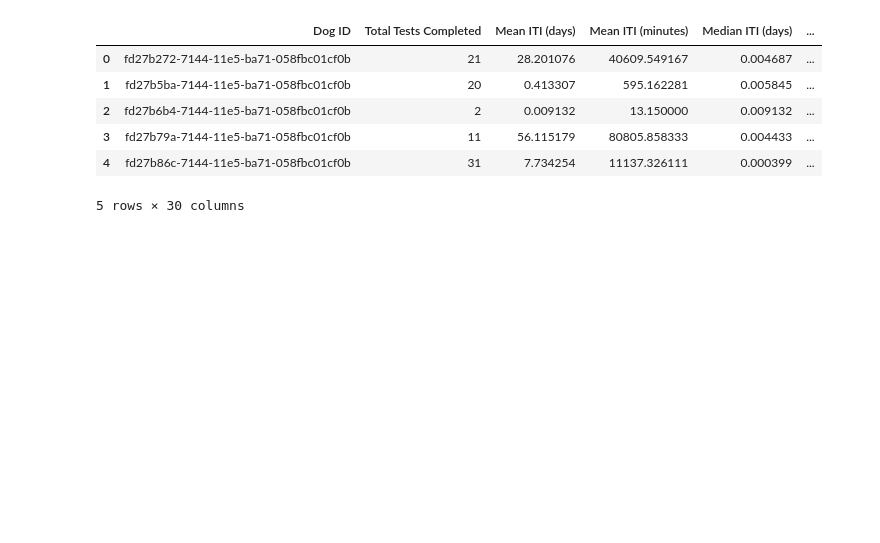
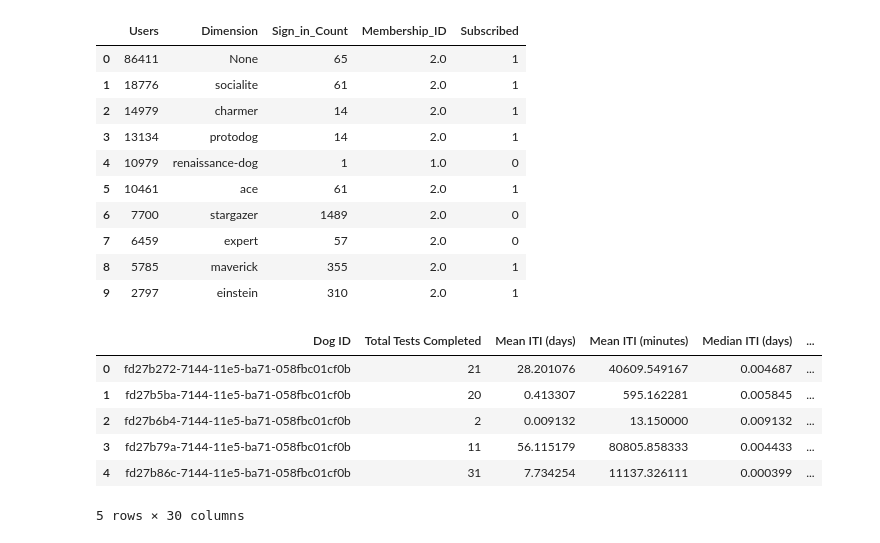
Before and after one commit to knyvzx/DS311-Group-Project-Excel, a Jupyter notebook: WIP_Jacky/jacky-wip-notebook.ipynb, the cells around one changed output. Drawn from its saved outputs; the diff is of its cells as text; code cells hidden in the pictures; blank space fills up the shorter version.

```diff
--- a/WIP_Jacky/jacky-wip-notebook.ipynb
+++ b/WIP_Jacky/jacky-wip-notebook.ipynb
@@ -26,0 +172,26 @@ pd.read_excel("dognition_data_no_aggregation_with_zip_code_correction.xlsx")
+# %%
+q5 = """
+SELECT
+        COUNT() AS Users,
+        Dimension, Sign_in_Count, Membership_ID, Subscribed
+    FROM
+        df
+    GROUP BY
+            Dimension
+    ORDER BY
+        Users DESC
+"""
+result_5 = ps.sqldf(q5)
+display(result_5)
+# %% [output]
+|  | Users | Dimension | Sign_in_Count | Membership_ID | Subscribed |
+| 0 | 86411 | None | 65 | 2.0 | 1 |
+| 1 | 18776 | socialite | 61 | 2.0 | 1 |
+| 2 | 14979 | charmer | 14 | 2.0 | 1 |
+| 3 | 13134 | protodog | 14 | 2.0 | 1 |
+| 4 | 10979 | renaissance-dog | 1 | 1.0 | 0 |
+| 5 | 10461 | ace | 61 | 2.0 | 1 |
+| 6 | 7700 | stargazer | 1489 | 2.0 | 0 |
+| 7 | 6459 | expert | 57 | 2.0 | 0 |
+| 8 | 5785 | maverick | 355 | 2.0 | 1 |
+| 9 | 2797 | einstein | 310 | 2.0 | 1 |
```
Also changed, not shown: parts of 41 cells of this notebook, 9 other files.
